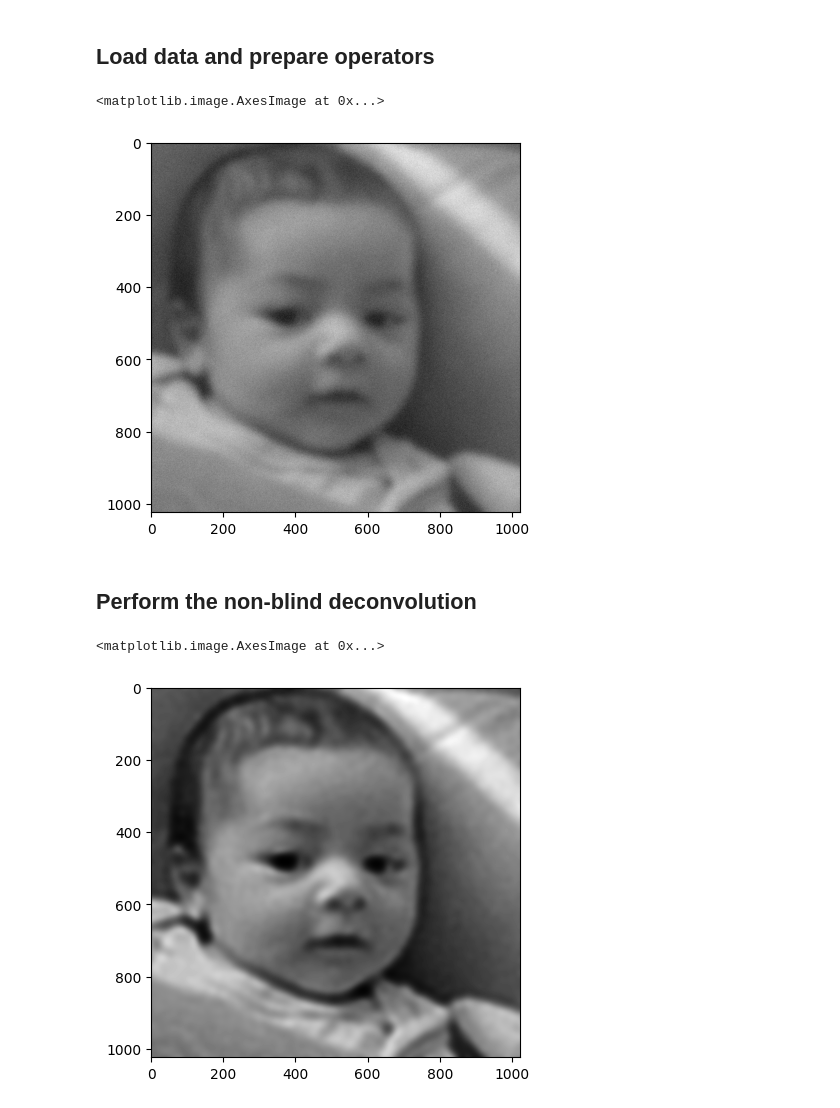
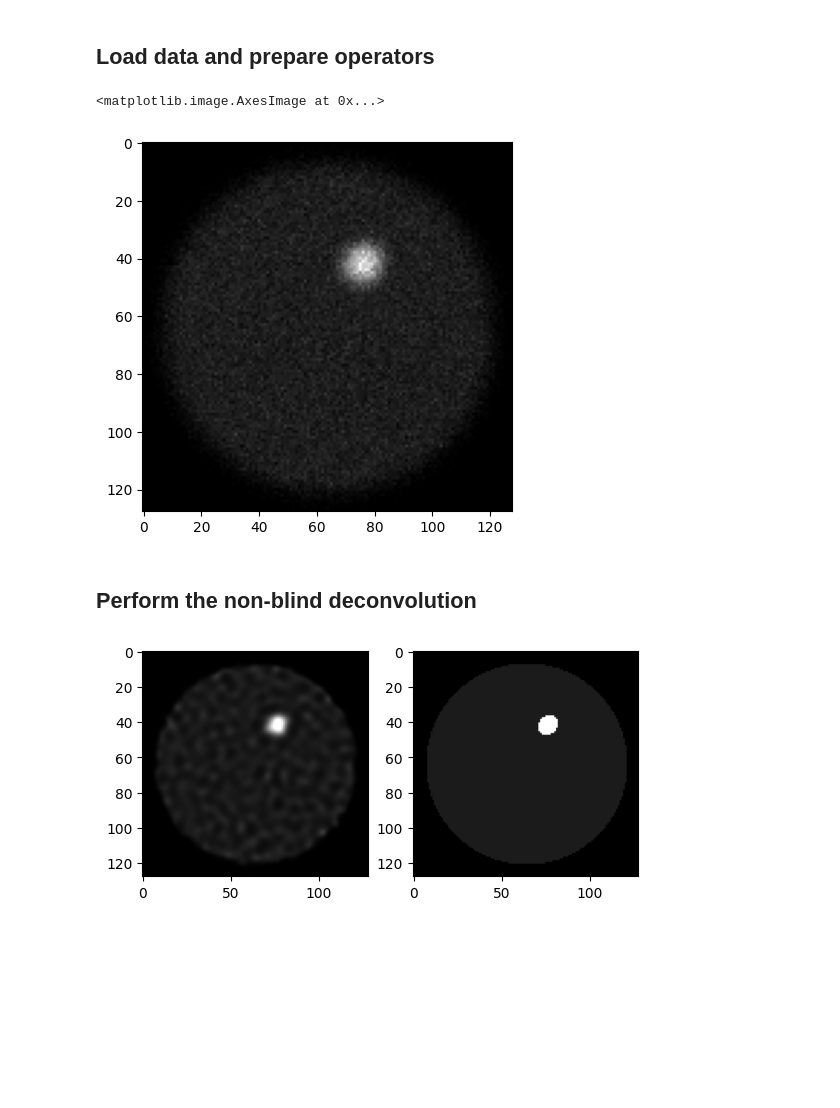
Before and after one commit to Tmodrzyk/richardson-lucy-python, a Jupyter notebook: main.ipynb, the cells around one changed output. Saved outputs shown, nothing was run; the diff lists cells and outputs as text; code cells hidden in the pictures; blank space fills up the shorter version.

```diff
--- a/main.ipynb
+++ b/main.ipynb
@@ -15,19 +15,21 @@ from PIL import Image
 device = "cuda"
 
 k_size = 61
-k_std = 10.0
+k_std = 3.0
 n_std = 0.05
+n_rate = 0.5
 
 # Load the data
-y = Image.open('img/00000.png').convert('L')
-y = torch.from_numpy(np.array(y)).unsqueeze(0).unsqueeze(0).to(device).float() / 255.0
+ref = Image.open('img/ellipse.png').convert('L')
+ref = torch.from_numpy(np.array(ref)).unsqueeze(0).unsqueeze(0).to(device).float() / 255.0
 gaussianblur = blur.GaussianBlur(k_size, k_std).to(device)
 k = gaussianblur.get_kernel().view(1, 1, k_size, k_size).to(device)
 
-noiser = noise.GaussianNoise(n_std)
+noiser = noise.PoissonNoise(n_rate)
+# noiser = noise.GaussianNoise(n_std)
 
 # Blur the image
-y = gaussianblur(y)
+y = gaussianblur(ref)
 
 # Add noise
 y = noiser(y)
@@ -35,14 +37,17 @@ y = noiser(y)
 plt.imshow(y[0, 0].detach().cpu().numpy(), cmap='gray')
 # %% [output]
 <matplotlib.image.AxesImage at 0x...>
-[figure, old version]
+[figure, new version]
 # %% [markdown]
 ## Perform the non-blind deconvolution
 # %%
 x_0 = torch.ones_like(y)
 
-res = rl.richardson_lucy(y, x_0, k, steps= 10, clip=True, filter_epsilon=1e-6)
+res = rl.richardson_lucy(y, x_0, k, steps=50, clip=True, filter_epsilon=1e-6)
+plt.subplot(1, 2, 1)
 plt.imshow(res[0, 0].detach().cpu().numpy(), cmap='gray')
+plt.subplot(1, 2, 2)
+plt.imshow(ref[0, 0].detach().cpu().numpy(), cmap='gray')
+plt.show()
 # %% [output]
-<matplotlib.image.AxesImage at 0x...>
-[figure, old version]
+[figure, new version]
```
Also changed, not shown: parts of 2 cells of this notebook, 3 other files.
